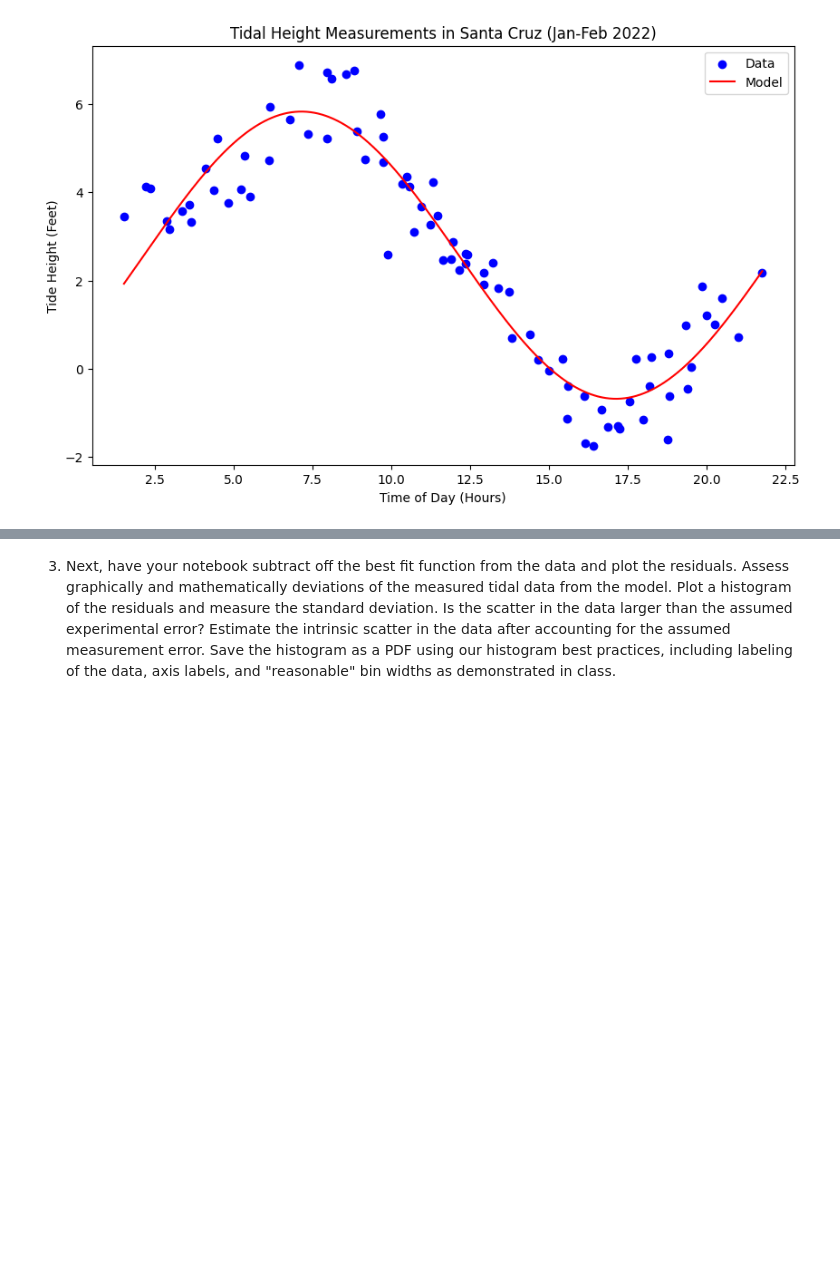
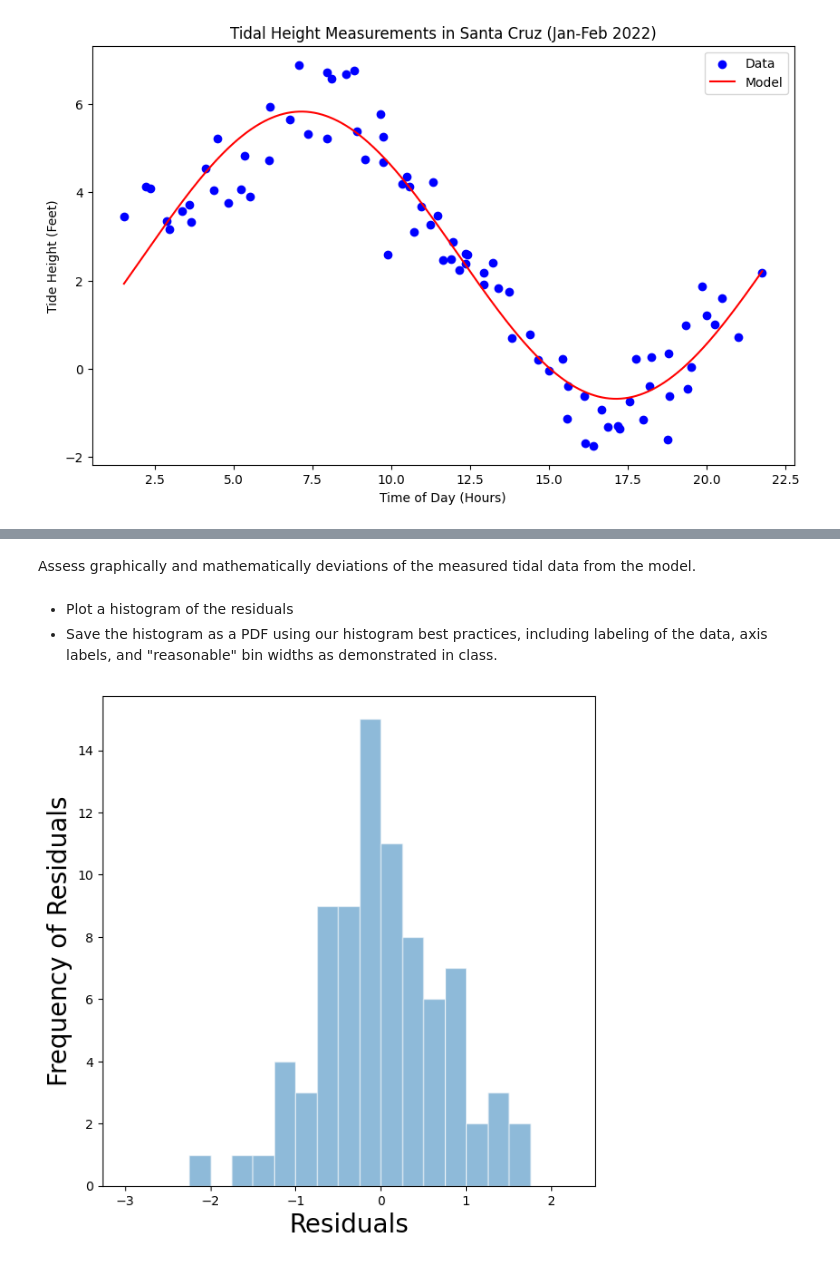
Before and after one commit to atothsmi/astr19-group-project, a Jupyter notebook: test.ipynb, the cells around one changed output, grey strips where cells are left out. Cells and saved outputs as stored; diff of their text form; code cells hidden in the pictures; blank space fills up the shorter version.

```diff
--- a/test.ipynb
+++ b/test.ipynb
@@ -52,11 +88,24 @@ plt.show()
+# %% [markdown]
+Assess graphically and mathematically deviations of the measured tidal data from the model.
 # %% [markdown]
-3) Next, have your notebook subtract off the best fit function from the data and plot the residuals. Assess graphically and mathematically deviations of the measured tidal data from the model. Plot a histogram of the residuals and measure the standard deviation. Is the scatter in the data larger than the assumed experimental error? Estimate the intrinsic scatter in the data after accounting for the assumed measurement error. Save the histogram as a PDF using our histogram best practices, including labeling of the data, axis labels, and "reasonable" bin widths as demonstrated in class.
+- Plot a histogram of the residuals
+-  Save the histogram as a PDF using our histogram best practices, including labeling of the data, axis labels, and "reasonable" bin widths as demonstrated in class.
-# %%
-# sort the data by increasing x
-idx_model = np.argsort(x)
-x_data = x[idx_model]
-y_data = y[idx_model]
-y_model = sinusoid(x_data, A_fit, f_fit, p_fit)
-
-#compute residuals
-residuals = y_data - y_model
+# %%
+#create the histogram bins
+width = .25
+histmin = np.floor(min(residuals))  #round to closest smaller integer
+histmax = np.ceil(max(residuals))  + 2*width #round to closest higher integer
+
+bins = np.arange(histmin, histmax, width)
+
+
+f, ax = plt.subplots(1, 1, figsize=(7,7))
+ax.hist(residuals, bins=bins, alpha=0.5, edgecolor='white', density=False)
+
+ax.set_xlabel('Residuals', fontsize=20)
+ax.set_ylabel('Frequency of Residuals', fontsize=20)
+
+plt.savefig('tides_residuals_histogram.pdf')
+plt.show()
+# %% [output]
+[figure, added]
```
Also changed, not shown: parts of 22 cells of this notebook, 2 other files.
